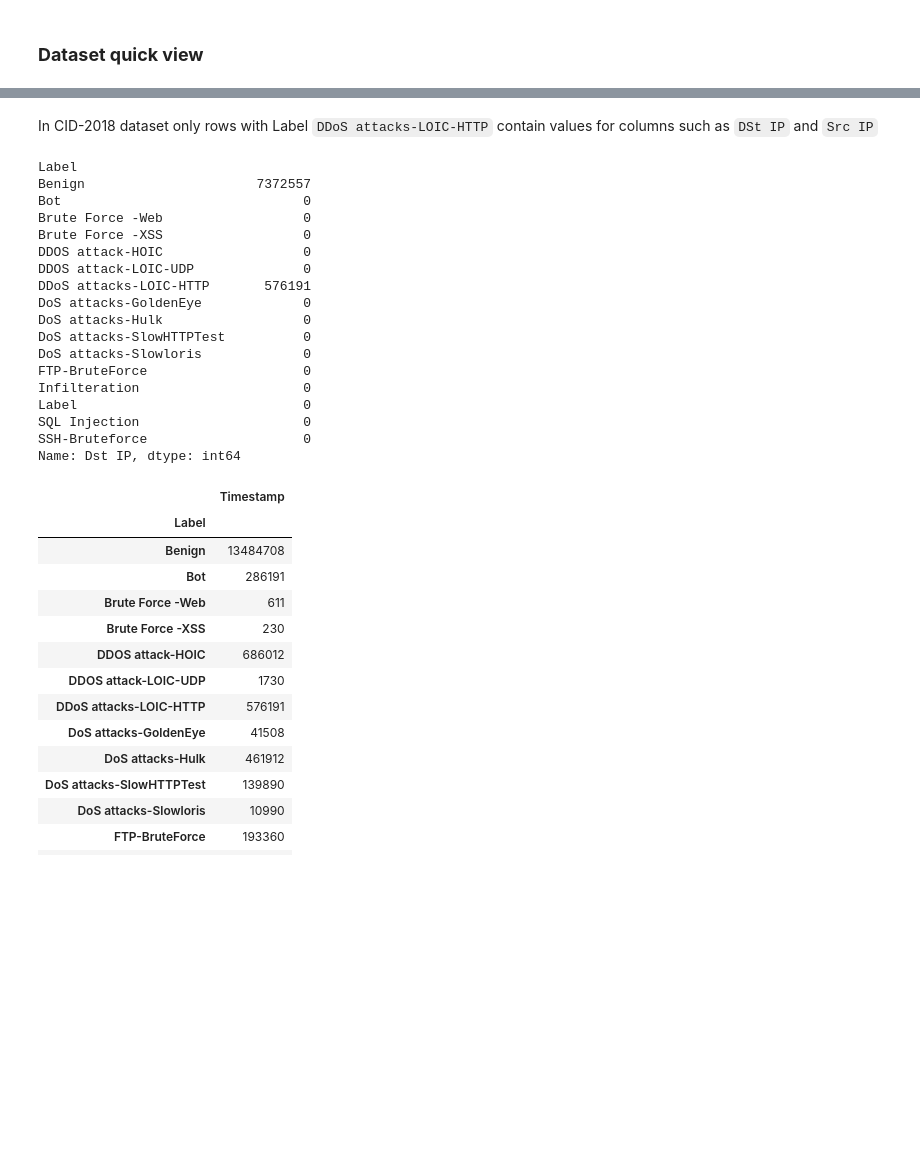
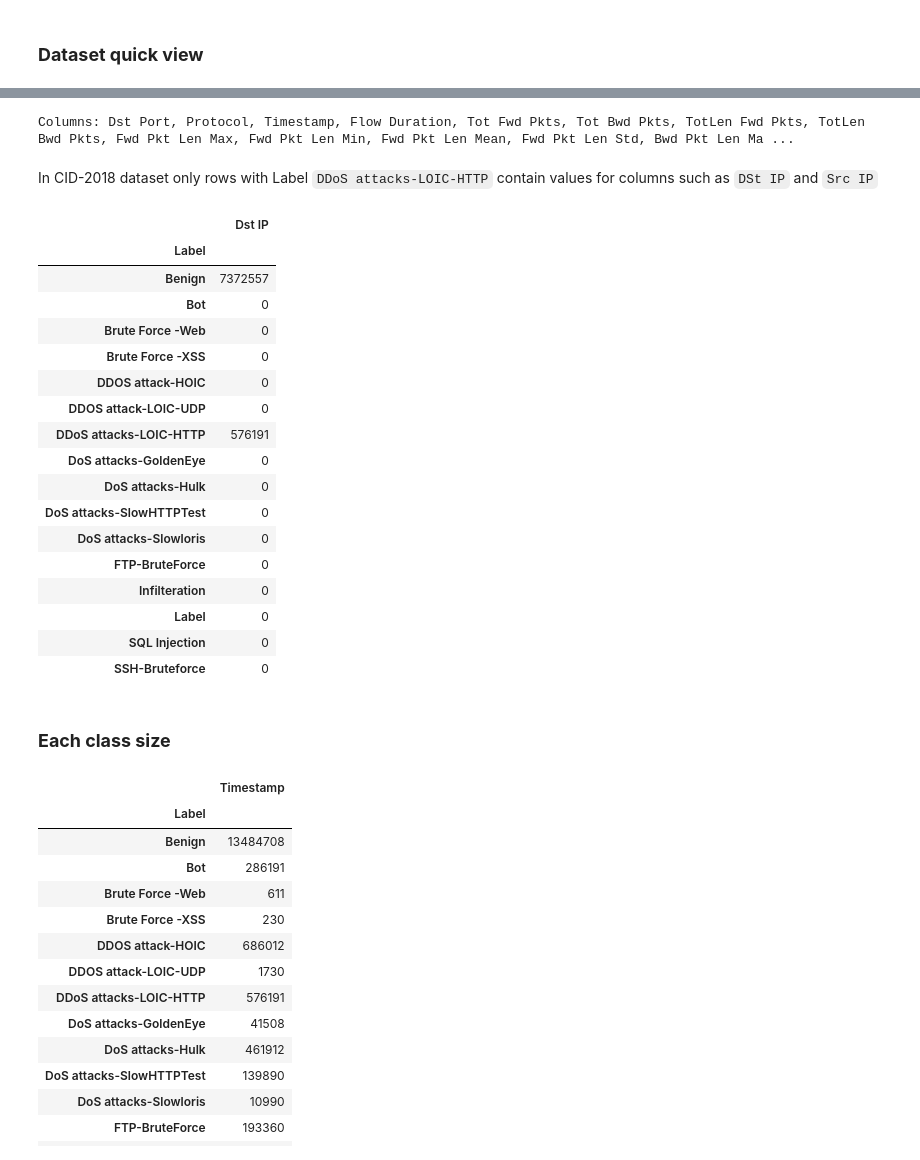
Before and after one commit to BSc-WUT/GZSL, a Jupyter notebook: packetbaseml/notebooks/dataset_preview.ipynb, the cells around one changed output, grey strips where cells are left out. Saved outputs shown, nothing was run; the diff lists cells and outputs as text; code cells hidden in the pictures; blank space fills up the shorter version.

```diff
--- a/packetbaseml/notebooks/dataset_preview.ipynb
+++ b/packetbaseml/notebooks/dataset_preview.ipynb
@@ -27,24 +25,30 @@ data_raw
+# %%
+print(f"Columns: {', '.join(dataset.data.columns.tolist())}")
+# %% [output]
+Columns: Dst Port, Protocol, Timestamp, Flow Duration, Tot Fwd Pkts, Tot Bwd Pkts, TotLen Fwd Pkts, TotLen Bwd Pkts, Fwd Pkt Len Max, Fwd Pkt Len Min, Fwd Pkt Len Mean, Fwd Pkt Len Std, Bwd Pkt Len Ma ...
 # %% [markdown]
 In CID-2018 dataset only rows with Label `DDoS attacks-LOIC-HTTP` contain values for columns such as `DSt IP` and `Src IP`
 # %%
-data_raw.groupby('Label')['Dst IP'].count()
+dataset.data.groupby('Label')['Dst IP', ].count()
 # %% [output]
-Label
-Benign                      7372557
-Bot                               0
-Brute Force -Web                  0
-Brute Force -XSS                  0
-DDOS attack-HOIC                  0
-DDOS attack-LOIC-UDP              0
-DDoS attacks-LOIC-HTTP       576191
-DoS attacks-GoldenEye             0
-DoS attacks-Hulk                  0
-DoS attacks-SlowHTTPTest          0
-DoS attacks-Slowloris             0
-FTP-BruteForce                    0
-Infilteration                     0
-Label                             0
-SQL Injection                     0
-SSH-Bruteforce                    0
-Name: Dst IP, dtype: int64
+|  | Dst IP |
+| Label |  |
+| Benign | 7372557 |
+| Bot | 0 |
+| Brute Force -Web | 0 |
+| Brute Force -XSS | 0 |
+| DDOS attack-HOIC | 0 |
+| DDOS attack-LOIC-UDP | 0 |
+| DDoS attacks-LOIC-HTTP | 576191 |
+| DoS attacks-GoldenEye | 0 |
+| DoS attacks-Hulk | 0 |
+| DoS attacks-SlowHTTPTest | 0 |
+| DoS attacks-Slowloris | 0 |
+| FTP-BruteForce | 0 |
+| Infilteration | 0 |
+| Label | 0 |
+| SQL Injection | 0 |
+| SSH-Bruteforce | 0 |
+# %% [markdown]
+### **Each class size**
 # %%
```
Also changed, not shown: parts of 17 cells of this notebook, 10 other files.
